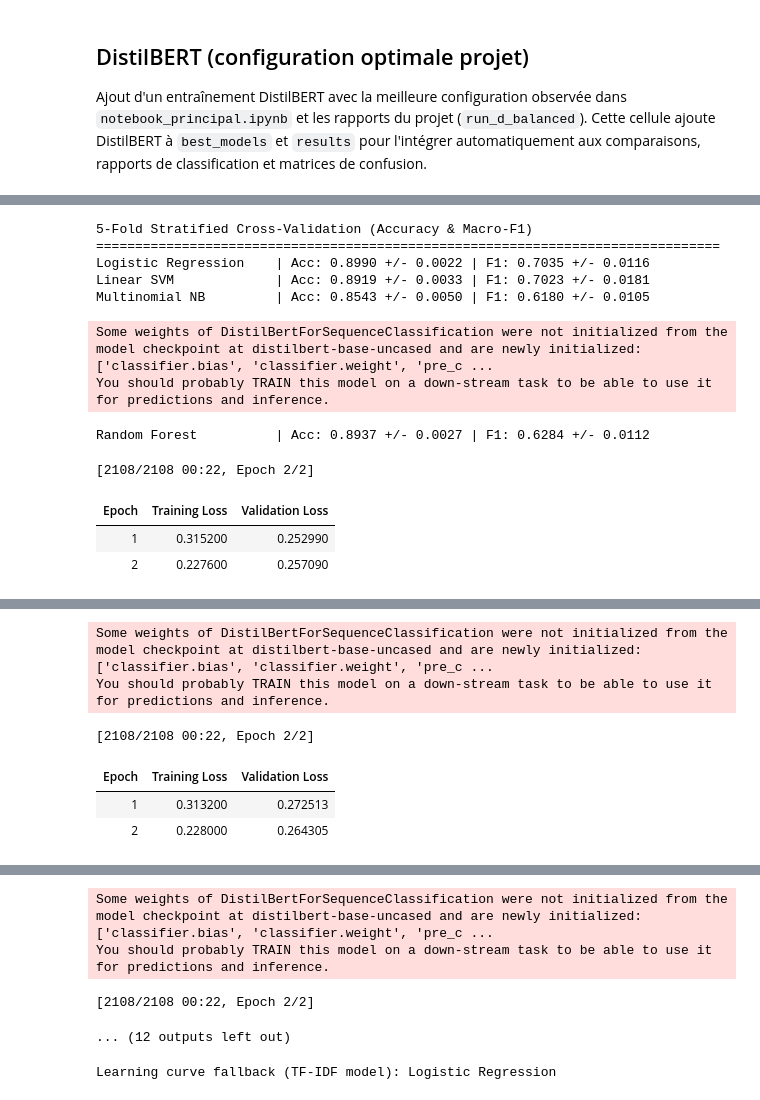
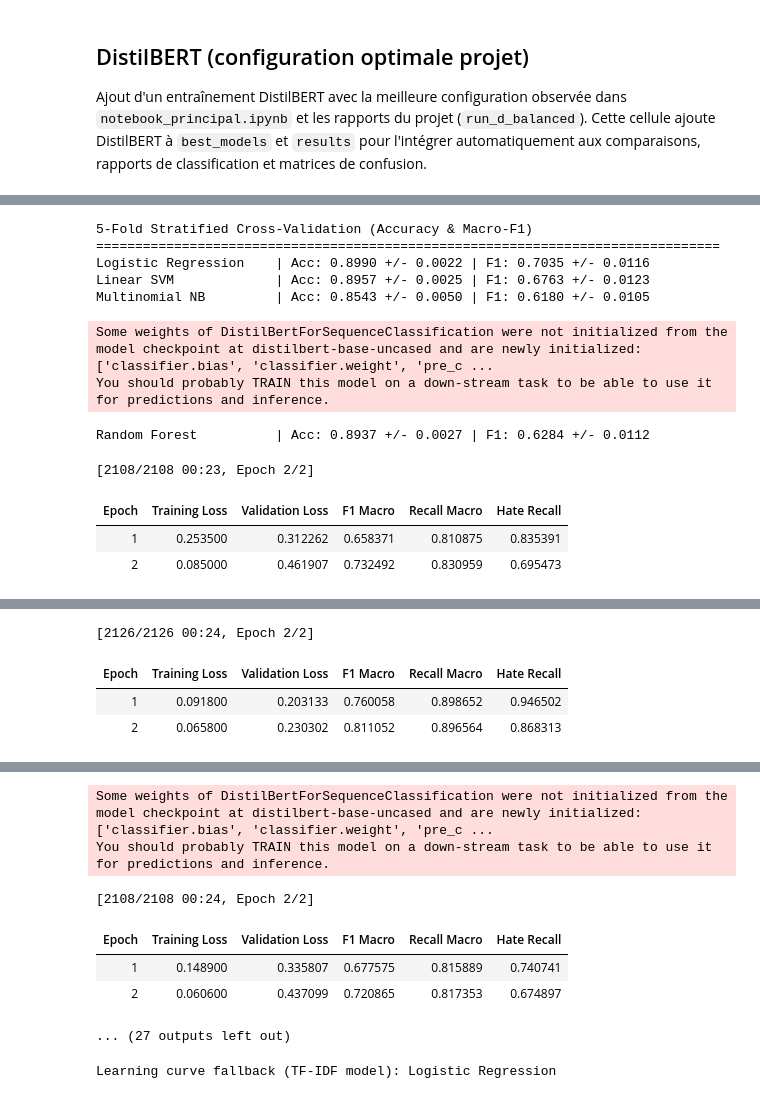
Before and after one commit to UQO-ML/Tech-App-Projet, a Jupyter notebook: hate_speech_model.ipynb, the cells around one changed output, grey strips where cells are left out. Cells and saved outputs as stored; diff of their text form; code cells hidden in the pictures.

```diff
--- a/Code/hate-speech-model.ipynb
+++ b/hate_speech_model.ipynb
@@ -302,10 +304,10 @@ print("=" * 90)
 
 for name, spec in search_spaces.items():
     search = RandomizedSearchCV(
-        estimator=spec['estimator'],
-        param_distributions=spec['params'],
+        estimator=spec["estimator"],
+        param_distributions=spec["params"],
         n_iter=10,
-        scoring='f1_macro',
+        scoring="f1_macro",
         cv=3,
         random_state=42,
         n_jobs=-1,
@@ -314,16 +316,27 @@ for name, spec in search_spaces.items():
     search.fit(X_train_tfidf, y_train)
 
     best_model = search.best_estimator_
+
+    # Calibrage pour obtenir predict_proba quand le modèle ne l'expose pas nativement
+    if not hasattr(best_model, "predict_proba"):
+        calibrated = CalibratedClassifierCV(
+            estimator=clone(best_model),
+            method="sigmoid",
+            cv=3
+        )
+        calibrated.fit(X_train_tfidf, y_train)
+        best_model = calibrated
+
     val_pred = best_model.predict(X_val_tfidf)
     val_acc = accuracy_score(y_val, val_pred)
-    val_f1 = f1_score(y_val, val_pred, average='macro')
+    val_f1 = f1_score(y_val, val_pred, average="macro")
 
     best_models[name] = best_model
     results.append({
-        'Model': name,
-        'Val Accuracy': val_acc,
-        'Val Macro F1': val_f1,
-        'Best Params': search.best_params_
+        "Model": name,
+        "Val Accuracy": val_acc,
+        "Val Macro F1": val_f1,
+        "Best Params": search.best_params_
     })
 
     print(f"{name:<22} {val_acc:>10.4f} {val_f1:>14.4f} {str(search.best_params_)[:20]:>20}")
@@ -567,7 +590,7 @@ for name, model in best_models.items():
             y_va = y_trainval.iloc[va_idx]
 
             # Re-instancie un modèle propre à chaque fold
-            model_cv = DistilBertTextClassifier(
+            model_cv = OptimizedDistilBertClassifier(
                 model_name=getattr(model, "model_name", "distilbert-base-uncased"),
                 max_length=getattr(model, "max_length", 160),
                 epochs=getattr(model, "epochs", 2),
@@ -575,6 +598,11 @@ for name, model in best_models.items():
                 learning_rate=getattr(model, "learning_rate", 3e-5),
                 weight_decay=getattr(model, "weight_decay", 0.01),
                 random_state=42 + fold,  # seed fold
+                warmup_ratio=getattr(model, "warmup_ratio", 0.1),
+                focal_gamma=getattr(model, "focal_gamma", 1.5),
+                use_balanced_sampler=getattr(model, "use_balanced_sampler", True),
+                enable_error_driven_finetune=getattr(model, "enable_error_driven_finetune", True),
+                error_driven_repeat=getattr(model, "error_driven_repeat", 2),
             )
 
             model_cv.fit(X_tr, y_tr, x_val=X_va, y_val=y_va)
@@ -610,50 +638,51 @@ for name, model in best_models.items():
     cv_rows.append({
         "Model": name,
         "CV Accuracy Mean": float(acc_scores.mean()),
         "CV Accuracy Std": float(acc_scores.std()),
         "CV F1 Mean": float(f1_scores.mean()),
         "CV F1 Std": float(f1_scores.std()),
         "CV Source": "kfold_tfidf",
     })
 
     print(
         f"{name:<22} | "
         f"Acc: {acc_scores.mean():.4f} +/- {acc_scores.std():.4f} | "
         f"F1: {f1_scores.mean():.4f} +/- {f1_scores.std():.4f}"
     )
 
 cv_df = (
     pd.DataFrame(cv_rows)
     .sort_values("CV F1 Mean", ascending=False)
     .reset_index(drop=True)
 )
 
 display(cv_df)
 # %% [output]
 5-Fold Stratified Cross-Validation (Accuracy & Macro-F1)
 ================================================================================
 Logistic Regression    | Acc: 0.8990 +/- 0.0022 | F1: 0.7035 +/- 0.0116
-Linear SVM             | Acc: 0.8919 +/- 0.0033 | F1: 0.7023 +/- 0.0181
+Linear SVM             | Acc: 0.8957 +/- 0.0025 | F1: 0.6763 +/- 0.0123
 Multinomial NB         | Acc: 0.8543 +/- 0.0050 | F1: 0.6180 +/- 0.0105
 Some weights of DistilBertForSequenceClassification were not initialized from the model checkpoint at distilbert-base-uncased and are newly initialized: ['classifier.bias', 'classifier.weight', 'pre_c ...
 You should probably TRAIN this model on a down-stream task to be able to use it for predictions and inference.
 Random Forest          | Acc: 0.8937 +/- 0.0027 | F1: 0.6284 +/- 0.0112
-[2108/2108 00:22, Epoch 2/2]
+[2108/2108 00:23, Epoch 2/2]
-| Epoch | Training Loss | Validation Loss |
-| 1 | 0.315200 | 0.252990 |
-| 2 | 0.227600 | 0.257090 |
+| Epoch | Training Loss | Validation Loss | F1 Macro | Recall Macro | Hate Recall |
+| 1 | 0.253500 | 0.312262 | 0.658371 | 0.810875 | 0.835391 |
+| 2 | 0.085000 | 0.461907 | 0.732492 | 0.830959 | 0.695473 |
 [interactive output not drawn]
-Some weights of DistilBertForSequenceClassification were not initialized from the model checkpoint at distilbert-base-uncased and are newly initialized: ['classifier.bias', 'classifier.weight', 'pre_c ...
-You should probably TRAIN this model on a down-stream task to be able to use it for predictions and inference.
+[2126/2126 00:24, Epoch 2/2]
-[2108/2108 00:22, Epoch 2/2]
-| Epoch | Training Loss | Validation Loss |
-| 1 | 0.313200 | 0.272513 |
-| 2 | 0.228000 | 0.264305 |
+| Epoch | Training Loss | Validation Loss | F1 Macro | Recall Macro | Hate Recall |
+| 1 | 0.091800 | 0.203133 | 0.760058 | 0.898652 | 0.946502 |
+| 2 | 0.065800 | 0.230302 | 0.811052 | 0.896564 | 0.868313 |
 [interactive output not drawn]
+Some weights of DistilBertForSequenceClassification were not initialized from the model checkpoint at distilbert-base-uncased and are newly initialized: ['classifier.bias', 'classifier.weight', 'pre_c ...
+You should probably TRAIN this model on a down-stream task to be able to use it for predictions and inference.
-Some weights of DistilBertForSequenceClassification were not initialized from the model checkpoint at distilbert-base-uncased and are newly initialized: ['classifier.bias', 'classifier.weight', 'pre_c ...
-You should probably TRAIN this model on a down-stream task to be able to use it for predictions and inference.
+[2108/2108 00:24, Epoch 2/2]
+| Epoch | Training Loss | Validation Loss | F1 Macro | Recall Macro | Hate Recall |
+| 1 | 0.148900 | 0.335807 | 0.677575 | 0.815889 | 0.740741 |
+| 2 | 0.060600 | 0.437099 | 0.720865 | 0.817353 | 0.674897 |
-[2108/2108 00:22, Epoch 2/2]
+... (27 outputs left out)
-... (12 outputs left out)
 # %%
 # Learning curve for the selected final model
 learning_model_name = best_model_name
```
Also changed, not shown: parts of 10 cells of this notebook, 12 other files.
